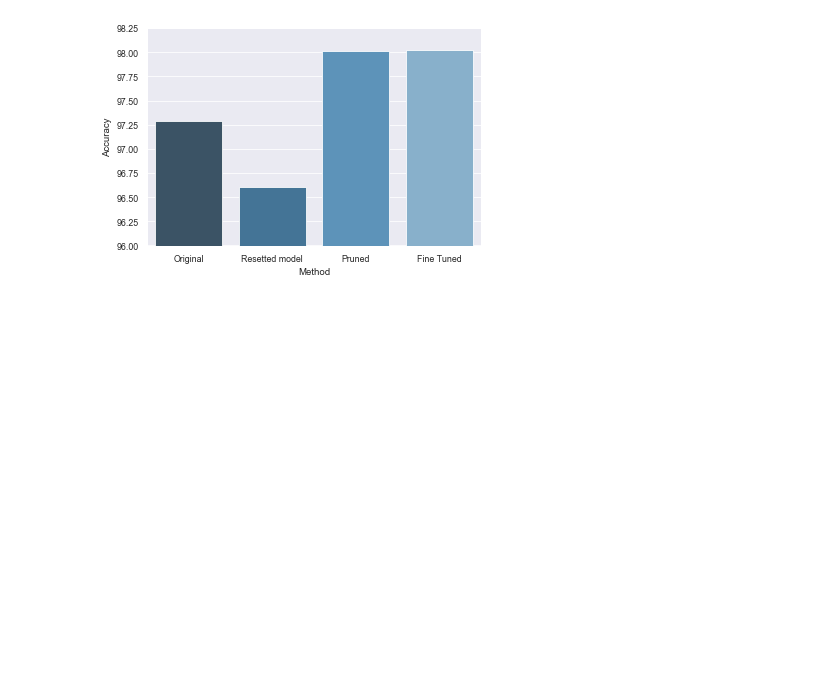
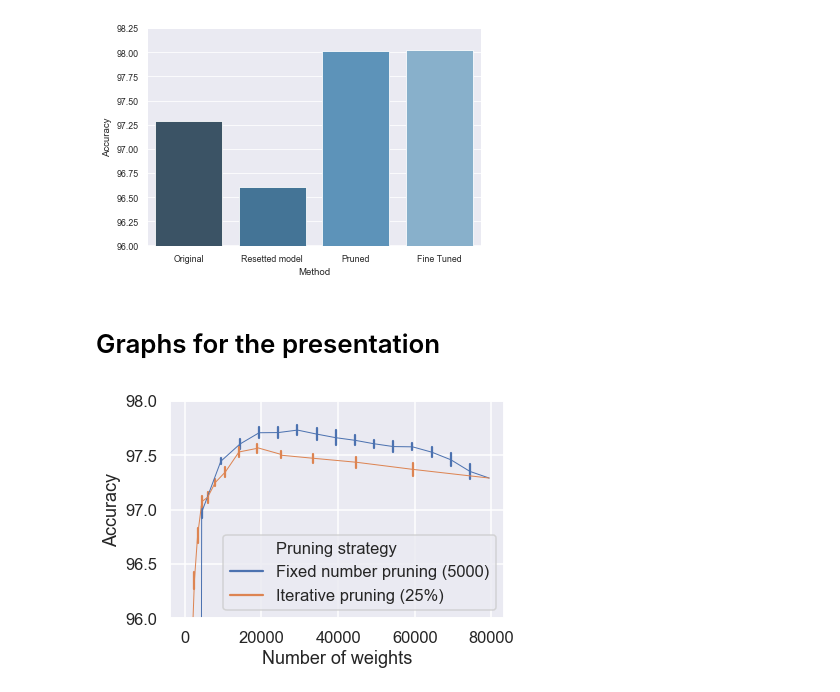
Before and after one commit to pauleon2/pruning-nn, a Jupyter notebook: evaluation.ipynb, the cells around one changed output. Saved outputs shown, nothing was run; the diff lists cells and outputs as text; code cells hidden in the pictures; blank space fills up the shorter version.

Commit message:
start evaluation for presentation

```diff
--- a/evaluation.ipynb
+++ b/evaluation.ipynb
@@ -661,0 +660,44 @@ plt.savefig(img_folder + 'comp-baseline-retr.png', dpi=600)
+# %% [markdown]
+# Graphs for the presentation
+# %%
+sns.set()
+sns.set_context("talk")
+# %%
+s = pd.read_pickle('./results/experiment3.pkl')
+original = s.loc[s['pruning_method'] == 'original']
+s = s.loc[s['pruning_method'] == 'magnitude_class_blinded_absolute']
+
+original['pruning_perc'] = 1000
+s = s.append(original, ignore_index=True)
+original['pruning_perc'] = 5000
+s = s.append(original, ignore_index=True)
+original['pruning_perc'] = 10000
+s = s.append(original, ignore_index=True)
+s = s.loc[s['pruning_perc'] == 5000]
+# s = s.loc[s['number_of_weights'] != 0]
+s['Pruning strategy'] = 'Fixed number pruning (5000)'
+
+s2 = pd.read_pickle('./results/experiment2.pkl')
+original2 = s2.loc[s2['pruning_method'] == 'original']
+
+s2 = s2.loc[s2['pruning_method'] == 'magnitude_class_blinded']
+s2 = s2.loc[s2['variable'] == False]
+s2 = s2.loc[s2['pruning_perc'] == 25]
+# s2 = s2.loc[s2['number_of_weights'] != 0]
+s2 = s2.append(original2, ignore_index=True)
+s.loc[s['pruning_method'] == 'random_pruning', ['pruning_method']] = 'Random'
+s2.loc[s2['number_of_weights'] == 44663.0, ['number_of_weights']] = 44662.0
+s2.loc[s2['number_of_weights'] == 33497.0, ['number_of_weights']] = 33496.0
+s2['Pruning strategy'] = 'Iterative pruning (25%)'
+
+original2['pruning_perc'] = 25
+s = s.append(s2, ignore_index=True)
+
+sns.lineplot(x='number_of_weights', y='accuracy', hue='Pruning strategy', err_style='bars', data=s, markers=True, ci='sd', legend='full', linewidth=lw)
+plt.ylim(96, 98)
+plt.ylabel('Accuracy')
+plt.xlabel('Number of weights')
+# plt.legend(bbox_to_anchor=(1.05, 1), loc=2, borderaxespad=0.)
+plt.savefig(img_folder + 'pres-iterative-fixed.png', dpi=600)
+# %% [output]
+[figure, added]
```
Also changed, not shown: parts of 4 cells of this notebook.
